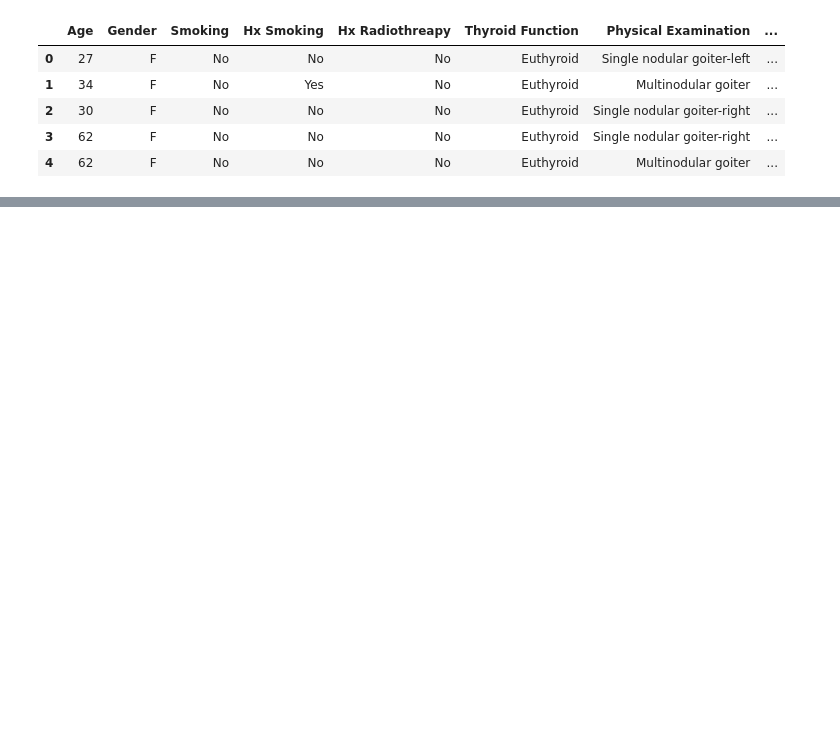
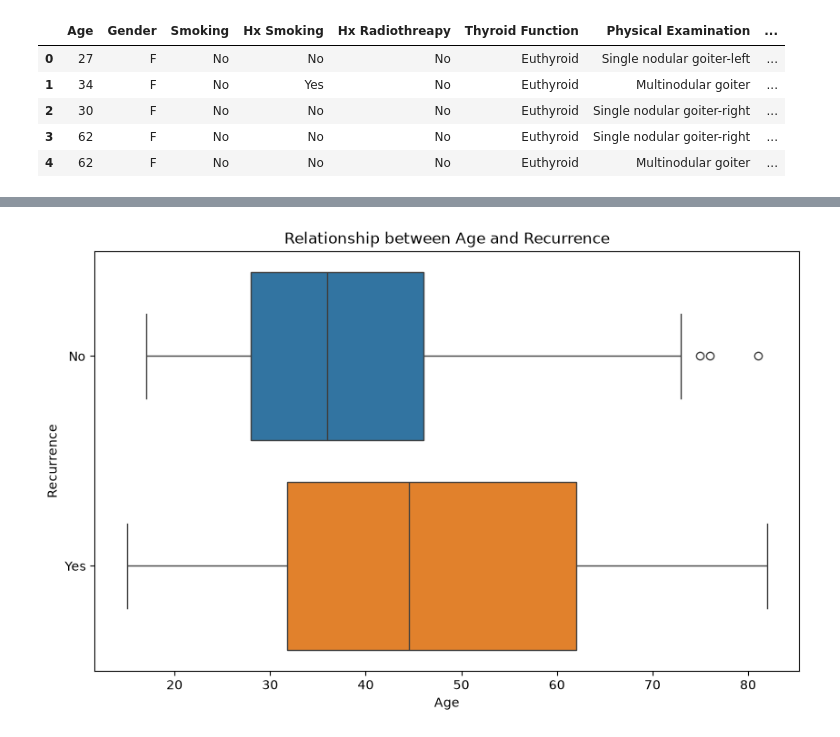
Before and after one commit to TravisArnt/thyroid-recurrence-prediction, a Jupyter notebook: notebooks/01_eda.ipynb, the cells around one changed output, grey strips where cells are left out. Saved outputs shown, nothing was run; the diff lists cells and outputs as text; code cells hidden in the pictures; blank space fills up the shorter version.

```diff
--- a/notebooks/01_eda.ipynb
+++ b/notebooks/01_eda.ipynb
@@ -15,0 +171,10 @@ df.head(5)
+# %%
+# Relationship between Age and Recurrence
+fig,ax = plt.subplots(figsize=(10,6))
+sns.boxplot(data=df,x='age',y='recurred',hue='recurred')
+plt.title('Relationship between Age and Recurrence')
+plt.xlabel('Age')
+plt.ylabel('Recurrence')
+plt.show()
+# %% [output]
+[figure, added]
```
Also changed, not shown: parts of 13 cells of this notebook.
